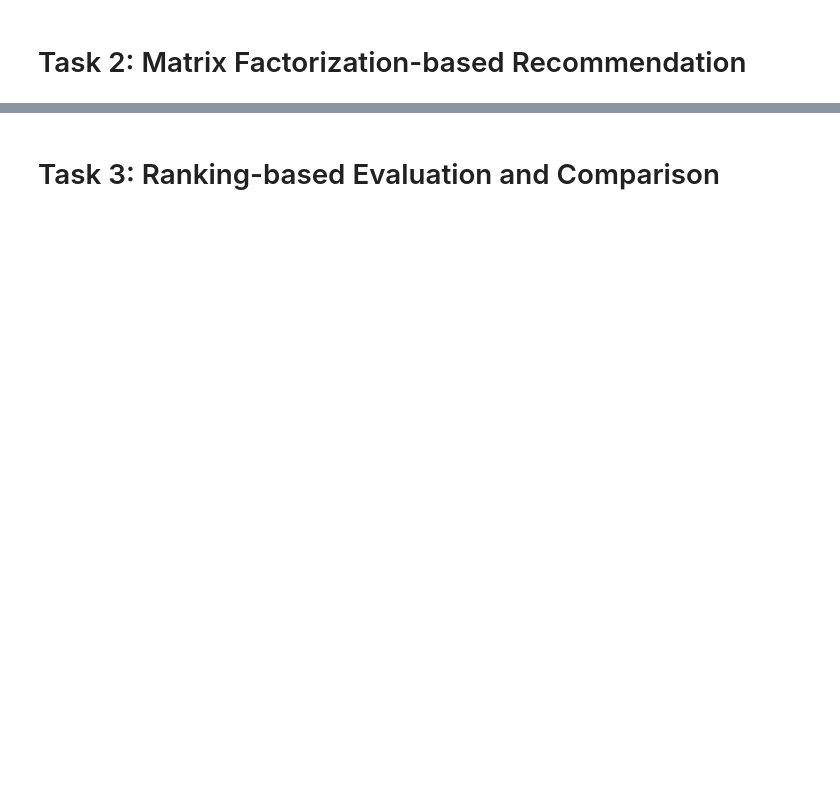
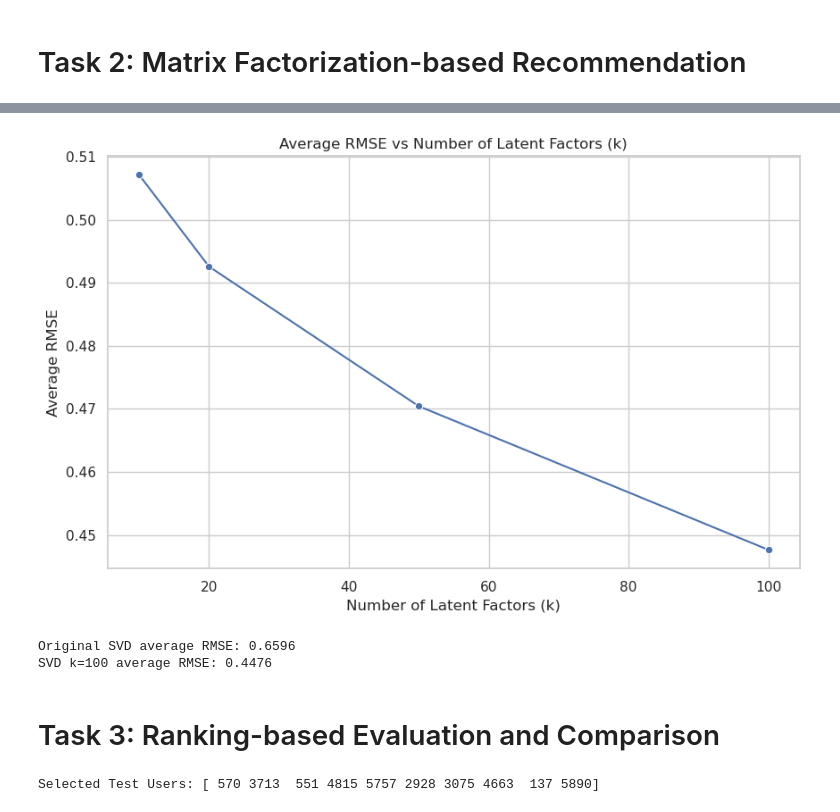
Before and after one commit to LordStarkie/Data-Science-A3, a Jupyter notebook: A3code-s9032159.ipynb, the cells around one changed output, grey strips where cells are left out. Cells and saved outputs as stored; diff of their text form; code cells hidden in the pictures; blank space fills up the shorter version.

```diff
--- a/A3code-s9032159.ipynb
+++ b/A3code-s9032159.ipynb
@@ -193,0 +294,35 @@ Lowest RMSE: 0.8826
+# %%
+# k values to test
+k_values = [10,20, 50, 100]
+rmse_results = []
+
+for k in k_values:
+    print(f"Running SVD with k={k} latent factors...")
+
+    # perform SVD decomposition
+    U, s, Vt = svds(rating_matrix, k=k)
+
+    # convert s to diagonal matrix
+    sigma = np.diag(s)
+
+    # reconstruct matrix
+    predicted_ratings_matrix = np.dot(np.dot(U, sigma), Vt)
+
+    # calculate RMSE for each movie
+    for movie_id in ratings_matrix.columns:
+        actual_ratings = rating_matrix[:, ratings_matrix.columns.get_loc(movie_id)]
+        predicted_ratings = predicted_ratings_matrix[:, ratings_matrix.columns.get_loc(movie_id)]
+
+        movie_rmse = calculate_rmse(actual_ratings, predicted_ratings)
+
+        # store result
+        if movie_rmse is not None:
+            rmse_results.append({
+                'k': k,
+                'MovieID': movie_id,
+                'RMSE': movie_rmse
+            })
+
+rmse_df_svd_k = pd.DataFrame(rmse_results)
+print("\nRMSE for Different k Values and Movies:")
+print(rmse_df_svd_k)
@@ -194,2 +350,31 @@ Lowest RMSE: 0.8826
+# %%
+average_rmse = rmse_df_svd_k.groupby('k')['RMSE'].mean().reset_index()
+
+plt.figure(figsize=(10, 6))
+sns.lineplot(data=average_rmse, x='k', y='RMSE', marker='o')
+plt.title('Average RMSE vs Number of Latent Factors (k)')
+plt.xlabel('Number of Latent Factors (k)')
+plt.ylabel('Average RMSE')
+plt.grid(True)
+plt.show()
+# %% [output]
+[figure, added]
+# %%
+average_rmse_value = rmse_df_svd["RMSE"].mean()
+print(f"Original SVD average RMSE: {average_rmse_value:.4f}")
+average_rmse_k_100 = rmse_df_svd_k[rmse_df_svd_k["k"] == 100]["RMSE"].mean()
+print(f"SVD k=100 average RMSE: {average_rmse_k_100:.4f}")
+# %% [output]
+Original SVD average RMSE: 0.6596
+SVD k=100 average RMSE: 0.4476
 # %% [markdown]
 # Task 3: Ranking-based Evaluation and Comparison
+# %%
+# get eligible users
+user_count = ratings_df.groupby('UserID').size()
+eligible_users = user_count[user_count > 100].index
+# select 10 users randomly
+random_users = np.random.choice(eligible_users, 10, replace=False)
+print(f"Selected Test Users: {random_users}")
+# %% [output]
+Selected Test Users: [ 570 3713  551 4815 5757 2928 3075 4663  137 5890]
```
Also changed, not shown: parts of 22 cells of this notebook.
